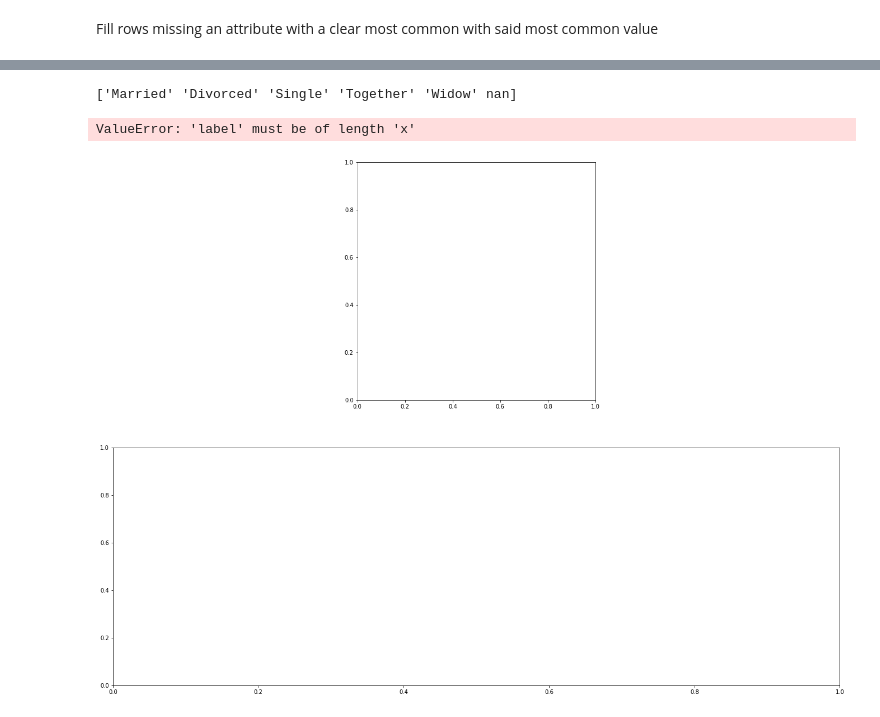
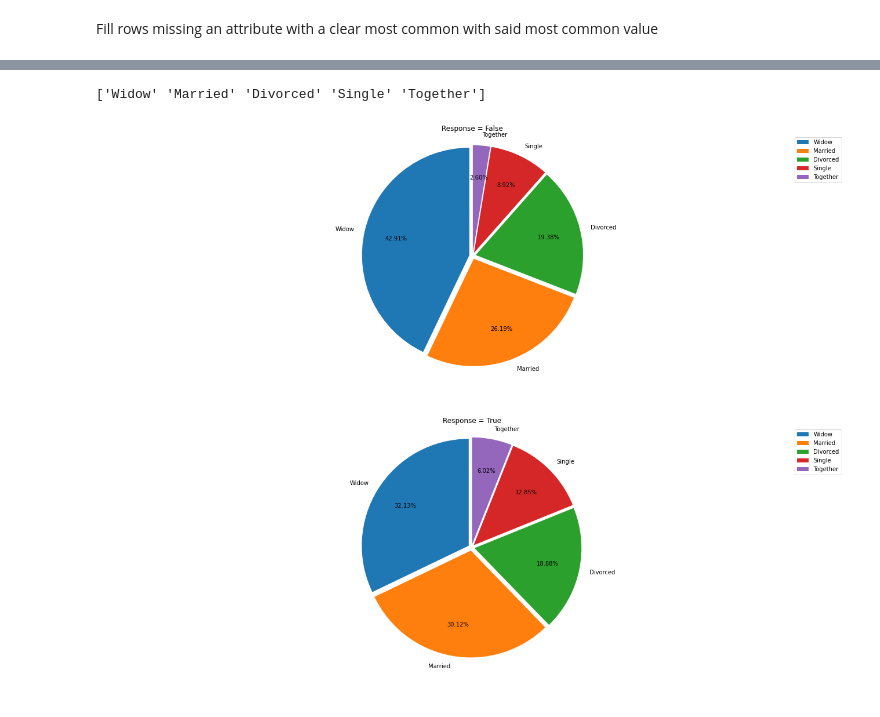
Before and after one commit to parzival0152/datamine, a Jupyter notebook: main.ipynb, the cells around one changed output, grey strips where cells are left out. Saved outputs shown, nothing was run; the diff lists cells and outputs as text; code cells hidden in the pictures.

```diff
--- a/main.ipynb
+++ b/main.ipynb
@@ -341,4 +342,0 @@ Look at mode of attributes (most common value)
-# %%
-for col in ['Education','Num_of_kids','Mnt_Fruits','Mnt_Meat','Mnt_Wines','Mnt_Gold_Products','Mnt_Fish','Num_Store_Purchases','Num_Deals_Purchases','Num_Catalog_Purchases','Num_Web_Visits','Response_Campaign_2','Response_Campaign_3','Response_Campaign_4','Response_Campaign_5','Complain','Cost_Contact','Revenue']:
-    mode = cleanData[col].mode()[0]
-    print(col," - ",mode)
@@ -377,0 +359,3 @@ cleanData[cleanData.isnull().sum(axis=1)>15]
+# %%
+cleanData = cleanData.drop([1659,1662,1663,1665,1666,1673,1675])
+cleanData[cleanData.isnull().sum(axis=1)>15]
@@ -378,5 +365,5 @@ cleanData[cleanData.isnull().sum(axis=1)>15]
 # %% [markdown]
 Fill rows missing an attribute with a clear most common with said most common value
 # %%
-for col in ['Response_Campaign_2','Response_Campaign_3','Response_Campaign_4','Response_Campaign_5','Complain','Cost_Contact','Revenue']:
-    cleanData[col] = cleanData[col].fillna(mode)
+for col in ['Response_Campaign_1','Response_Campaign_2','Response_Campaign_3','Response_Campaign_4','Response_Campaign_5','Complain','Cost_Contact','Revenue']:
+    cleanData[col] = cleanData[col].fillna(cleanData[col].mode()[0])
@@ -407,22 +441,20 @@ sns.catplot(x = 'Status', kind = 'count', data = cleanData)
 # %%
-
-cleanData['Status'] = cleanData['Status'].replace('Alone','Single')
-cleanData = cleanData.drop(cleanData[cleanData['Education'].isnull()].index,axis=0)
+#cleanData = cleanData.drop(cleanData[cleanData['Education'].isnull()].index,axis=0)
 # %%
+target = cleanData['Status'][cleanData['Response']==True].unique()
 print(target)
 fig1,(ax1,ax2) = plt.subplots(2,1,figsize=(23,17))
 ax1.pie(cleanData['Status'][cleanData['Response']==False].value_counts(), labels=target, labeldistance=1.1, pctdistance=0.7, autopct='%0.2f%%', shadow=False, startangle=90,explode=[0.03,0.03,0.03,0.03,0.03])
 ax1.axis('equal')
 ax1.set_title('Response = False')
 fig1.set_facecolor('white')
 target = cleanData['Status'][cleanData['Response']==True].unique()
 ax2.pie(cleanData['Status'][cleanData['Response']==True].value_counts(), labels=target, labeldistance=1.1, pctdistance=0.7, autopct='%0.2f%%', shadow=False, startangle=90,explode=[0.03,0.03,0.03,0.03,0.03])
 ax2.axis('equal')
 ax2.set_title('Response = True')
 ax1.legend()
 ax2.legend()
 plt.show()
 # %% [output]
-['Married' 'Divorced' 'Single' 'Together' 'Widow' nan]
+['Widow' 'Married' 'Divorced' 'Single' 'Together']
-ValueError: 'label' must be of length 'x'
-[figure, old version]
+[figure, new version]
```
Also changed, not shown: parts of 20 cells of this notebook.
